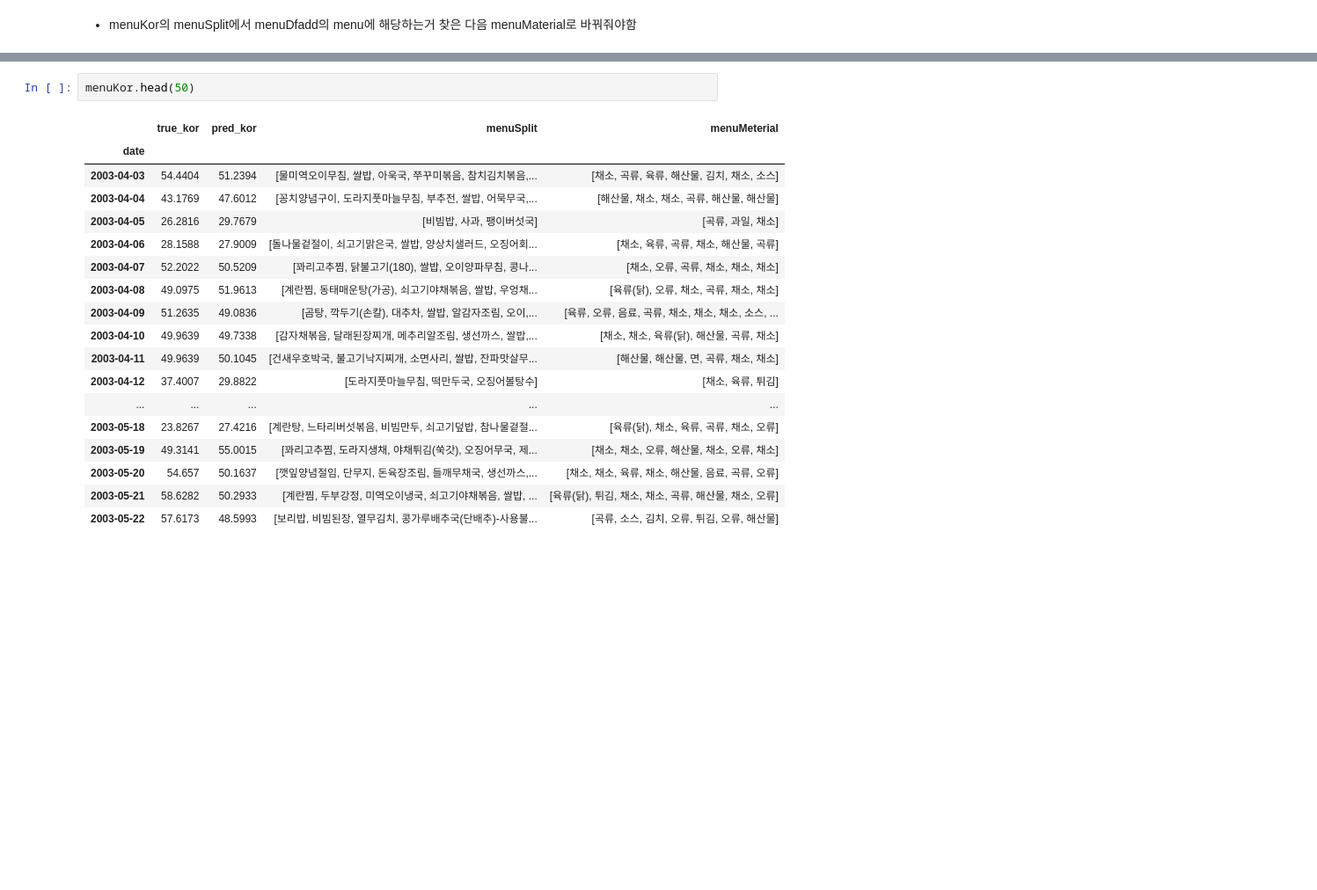
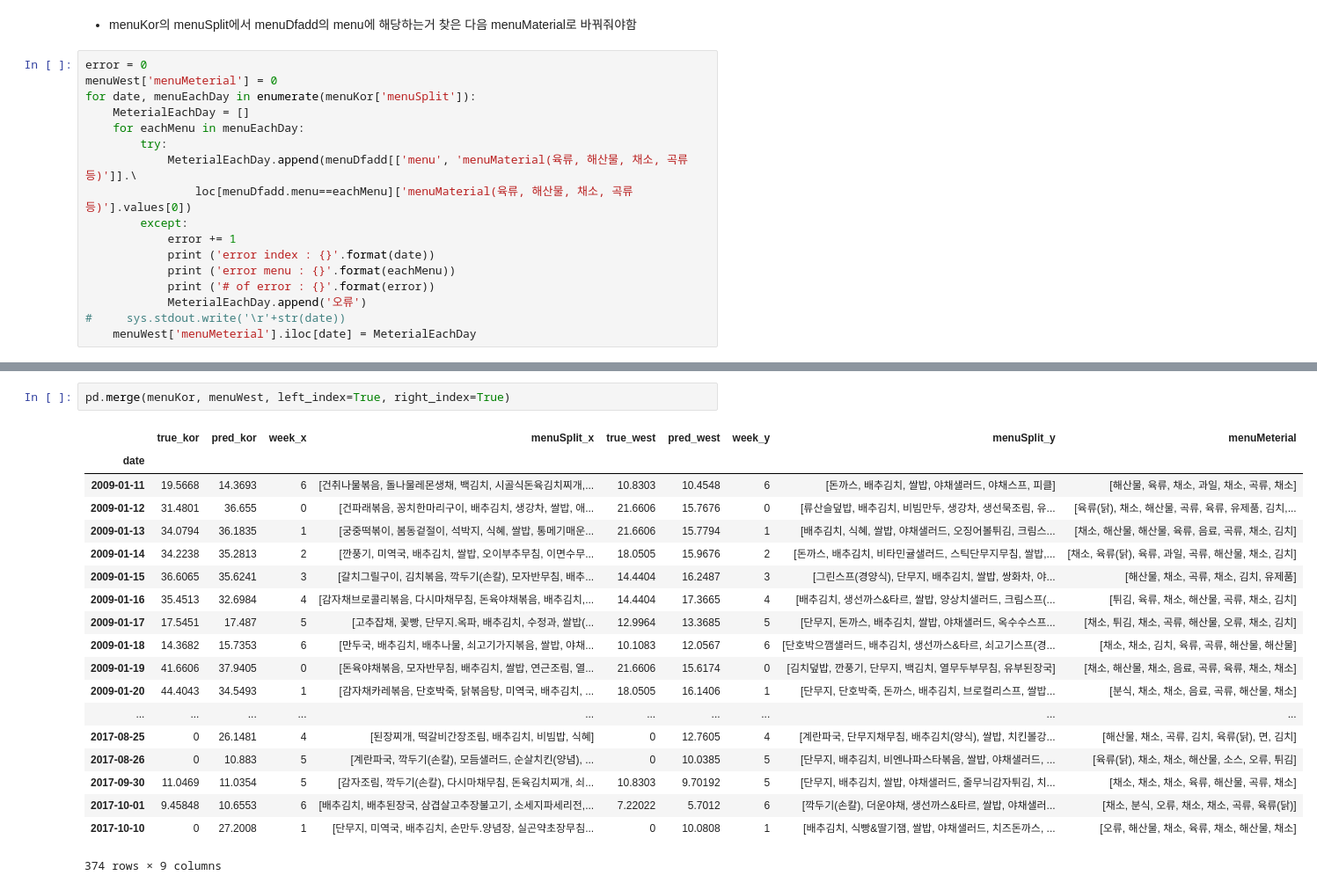
Before and after one commit to kimsh12191/challenge, a Jupyter notebook: peopleRNN/03_add.ipynb, the cells around one changed output, grey strips where cells are left out. Shown at 88% size. Drawn from its saved outputs; the diff is of its cells as text; blank space fills up the shorter version.

```diff
--- a/peopleRNN/03_add.ipynb
+++ b/peopleRNN/03_add.ipynb
@@ -97,2 +121,19 @@ menuKor.head()
 # %% [markdown]
 - menuKor의 menuSplit에서 menuDfadd의 menu에 해당하는거 찾은 다음 menuMaterial로 바꿔줘야함
+# %%
+error = 0
+menuWest['menuMeterial'] = 0
+for date, menuEachDay in enumerate(menuKor['menuSplit']):
+    MeterialEachDay = []
+    for eachMenu in menuEachDay:
+        try:
+            MeterialEachDay.append(menuDfadd[['menu', 'menuMaterial(육류, 해산물, 채소, 곡류 등)']].\
+                loc[menuDfadd.menu==eachMenu]['menuMaterial(육류, 해산물, 채소, 곡류 등)'].values[0])
+        except:
+            error += 1
+            print ('error index : {}'.format(date))
+            print ('error menu : {}'.format(eachMenu))
+            print ('# of error : {}'.format(error))
+            MeterialEachDay.append('오류')
+#     sys.stdout.write('\r'+str(date))
+    menuWest['menuMeterial'].iloc[date] = MeterialEachDay
@@ -138,21 +202,22 @@ error menu : 깍두기(손칼)
-# %%
-menuKor.head(50)
-# %% [output]
-|  | true_kor | pred_kor | menuSplit | menuMeterial |
-| date |  |  |  |  |
-| 2003-04-03 | 54.4404 | 51.2394 | [물미역오이무침, 쌀밥, 아욱국, 쭈꾸미볶음, 참치김치볶음,... | [채소, 곡류, 육류, 해산물, 김치, 채소, 소스] |
-| 2003-04-04 | 43.1769 | 47.6012 | [꽁치양념구이, 도라지풋마늘무침, 부추전, 쌀밥, 어묵무국,... | [해산물, 채소, 채소, 곡류, 해산물, 해산물] |
-| 2003-04-05 | 26.2816 | 29.7679 | [비빔밥, 사과, 팽이버섯국] | [곡류, 과일, 채소] |
-| 2003-04-06 | 28.1588 | 27.9009 | [돌나물겉절이, 쇠고기맑은국, 쌀밥, 양상치샐러드, 오징어회... | [채소, 육류, 곡류, 채소, 해산물, 곡류] |
-| 2003-04-07 | 52.2022 | 50.5209 | [꽈리고추찜, 닭불고기(180), 쌀밥, 오이양파무침, 콩나... | [채소, 오류, 곡류, 채소, 채소, 채소] |
-| 2003-04-08 | 49.0975 | 51.9613 | [계란찜, 동태매운탕(가공), 쇠고기야채볶음, 쌀밥, 우엉채... | [육류(닭), 오류, 채소, 곡류, 채소, 채소] |
-| 2003-04-09 | 51.2635 | 49.0836 | [곰탕, 깍두기(손칼), 대추차, 쌀밥, 알감자조림, 오이,... | [육류, 오류, 음료, 곡류, 채소, 채소, 채소, 소스, ... |
-| 2003-04-10 | 49.9639 | 49.7338 | [감자채볶음, 달래된장찌개, 메추리알조림, 생선까스, 쌀밥,... | [채소, 채소, 육류(닭), 해산물, 곡류, 채소] |
-| 2003-04-11 | 49.9639 | 50.1045 | [건새우호박국, 불고기낙지찌개, 소면사리, 쌀밥, 잔파맛살무... | [해산물, 해산물, 면, 곡류, 채소, 채소] |
-| 2003-04-12 | 37.4007 | 29.8822 | [도라지풋마늘무침, 떡만두국, 오징어볼탕수] | [채소, 육류, 튀김] |
-| ... | ... | ... | ... | ... |
-| 2003-05-18 | 23.8267 | 27.4216 | [계란탕, 느타리버섯볶음, 비빔만두, 쇠고기덮밥, 참나물겉절... | [육류(닭), 채소, 육류, 곡류, 채소, 오류] |
-| 2003-05-19 | 49.3141 | 55.0015 | [꽈리고추찜, 도라지생채, 야채튀김(쑥갓), 오징어무국, 제... | [채소, 채소, 오류, 해산물, 채소, 오류, 채소] |
-| 2003-05-20 | 54.657 | 50.1637 | [깻잎양념절임, 단무지, 돈육장조림, 들깨무채국, 생선까스,... | [채소, 채소, 육류, 채소, 해산물, 음료, 곡류, 오류] |
-| 2003-05-21 | 58.6282 | 50.2933 | [계란찜, 두부강정, 미역오이냉국, 쇠고기야채볶음, 쌀밥, ... | [육류(닭), 튀김, 채소, 채소, 곡류, 해산물, 채소, 오류] |
-| 2003-05-22 | 57.6173 | 48.5993 | [보리밥, 비빔된장, 열무김치, 콩가루배추국(단배추)-사용불... | [곡류, 소스, 김치, 오류, 튀김, 오류, 해산물] |
+# %%
+pd.merge(menuKor, menuWest, left_index=True, right_index=True)
+# %% [output]
+|  | true_kor | pred_kor | week_x | menuSplit_x | true_west | pred_west | week_y | menuSplit_y | menuMeterial |
+| date |  |  |  |  |  |  |  |  |  |
+| 2009-01-11 | 19.5668 | 14.3693 | 6 | [건취나물볶음, 돌나물레몬생채, 백김치, 시골식돈육김치찌개,... | 10.8303 | 10.4548 | 6 | [돈까스, 배추김치, 쌀밥, 야채샐러드, 야채스프, 피클] | [해산물, 육류, 채소, 과일, 채소, 곡류, 채소] |
+| 2009-01-12 | 31.4801 | 36.655 | 0 | [건파래볶음, 꽁치한마리구이, 배추김치, 생강차, 쌀밥, 애... | 21.6606 | 15.7676 | 0 | [류산슬덮밥, 배추김치, 비빔만두, 생강차, 생선묵조림, 유... | [육류(닭), 채소, 해산물, 곡류, 육류, 유제품, 김치,... |
+| 2009-01-13 | 34.0794 | 36.1835 | 1 | [궁중떡볶이, 봄동겉절이, 석박지, 식혜, 쌀밥, 통메기매운... | 21.6606 | 15.7794 | 1 | [배추김치, 식혜, 쌀밥, 야채샐러드, 오징어볼튀김, 크림스... | [채소, 해산물, 해산물, 육류, 음료, 곡류, 채소, 김치] |
+| 2009-01-14 | 34.2238 | 35.2813 | 2 | [깐풍기, 미역국, 배추김치, 쌀밥, 오이부추무침, 이면수무... | 18.0505 | 15.9676 | 2 | [돈까스, 배추김치, 비타민귤샐러드, 스틱단무지무침, 쌀밥,... | [채소, 육류(닭), 육류, 과일, 곡류, 해산물, 채소, 김치] |
+| 2009-01-15 | 36.6065 | 35.6241 | 3 | [갈치그릴구이, 김치볶음, 깍두기(손칼), 모자반무침, 배추... | 14.4404 | 16.2487 | 3 | [그린스프(경양식), 단무지, 배추김치, 쌀밥, 쌍화차, 야... | [해산물, 채소, 곡류, 채소, 김치, 유제품] |
+| 2009-01-16 | 35.4513 | 32.6984 | 4 | [감자채브로콜리볶음, 다시마채무침, 돈육야채볶음, 배추김치,... | 14.4404 | 17.3665 | 4 | [배추김치, 생선까스&타르, 쌀밥, 양상치샐러드, 크림스프(... | [튀김, 육류, 채소, 해산물, 곡류, 채소, 김치] |
+| 2009-01-17 | 17.5451 | 17.487 | 5 | [고추잡채, 꽃빵, 단무지.옥파, 배추김치, 수정과, 쌀밥(... | 12.9964 | 13.3685 | 5 | [단무지, 돈까스, 배추김치, 쌀밥, 야채샐러드, 옥수수스프... | [채소, 튀김, 채소, 곡류, 해산물, 오류, 채소, 김치] |
+| 2009-01-18 | 14.3682 | 15.7353 | 6 | [만두국, 배추김치, 배추나물, 쇠고기가지볶음, 쌀밥, 야채... | 10.1083 | 12.0567 | 6 | [단호박으깸샐러드, 배추김치, 생선까스&타르, 쇠고기스프(경... | [채소, 채소, 김치, 육류, 곡류, 해산물, 해산물] |
+| 2009-01-19 | 41.6606 | 37.9405 | 0 | [돈육야채볶음, 모자반무침, 배추김치, 쌀밥, 연근조림, 열... | 21.6606 | 15.6174 | 0 | [김치덮밥, 깐풍기, 단무지, 백김치, 열무두부무침, 유부된장국] | [채소, 해산물, 채소, 음료, 곡류, 육류, 채소, 채소] |
+| 2009-01-20 | 44.4043 | 34.5493 | 1 | [감자채카레볶음, 단호박죽, 닭볶음탕, 미역국, 배추김치, ... | 18.0505 | 16.1406 | 1 | [단무지, 단호박죽, 돈까스, 배추김치, 브로컬리스프, 쌀밥... | [분식, 채소, 채소, 음료, 곡류, 해산물, 채소] |
+| ... | ... | ... | ... | ... | ... | ... | ... | ... | ... |
+| 2017-08-25 | 0 | 26.1481 | 4 | [된장찌개, 떡갈비간장조림, 배추김치, 비빔밥, 식혜] | 0 | 12.7605 | 4 | [계란파국, 단무지채무침, 배추김치(양식), 쌀밥, 치킨볼강... | [해산물, 채소, 곡류, 김치, 육류(닭), 면, 김치] |
+| 2017-08-26 | 0 | 10.883 | 5 | [계란파국, 깍두기(손칼), 모듬샐러드, 순살치킨(양념), ... | 0 | 10.0385 | 5 | [단무지, 배추김치, 비엔나파스타볶음, 쌀밥, 야채샐러드, ... | [육류(닭), 채소, 채소, 해산물, 소스, 오류, 튀김] |
+| 2017-09-30 | 11.0469 | 11.0354 | 5 | [감자조림, 깍두기(손칼), 다시마채무침, 돈육김치찌개, 쇠... | 10.8303 | 9.70192 | 5 | [단무지, 배추김치, 쌀밥, 야채샐러드, 줄무늬감자튀김, 치... | [채소, 채소, 채소, 육류, 해산물, 곡류, 채소] |
+| 2017-10-01 | 9.45848 | 10.6553 | 6 | [배추김치, 배추된장국, 삼겹살고추장불고기, 소세지파세리전,... | 7.22022 | 5.7012 | 6 | [깍두기(손칼), 더운야채, 생선까스&타르, 쌀밥, 야채샐러... | [채소, 분식, 오류, 채소, 채소, 곡류, 육류(닭)] |
+| 2017-10-10 | 0 | 27.2008 | 1 | [단무지, 미역국, 배추김치, 손만두.양념장, 실곤약초장무침... | 0 | 10.0808 | 1 | [배추김치, 식빵&딸기잼, 쌀밥, 야채샐러드, 치즈돈까스, ... | [오류, 해산물, 채소, 육류, 채소, 해산물, 채소] |
+374 rows × 9 columns
```
Also changed, not shown: parts of 9 cells of this notebook, 27 other files.
